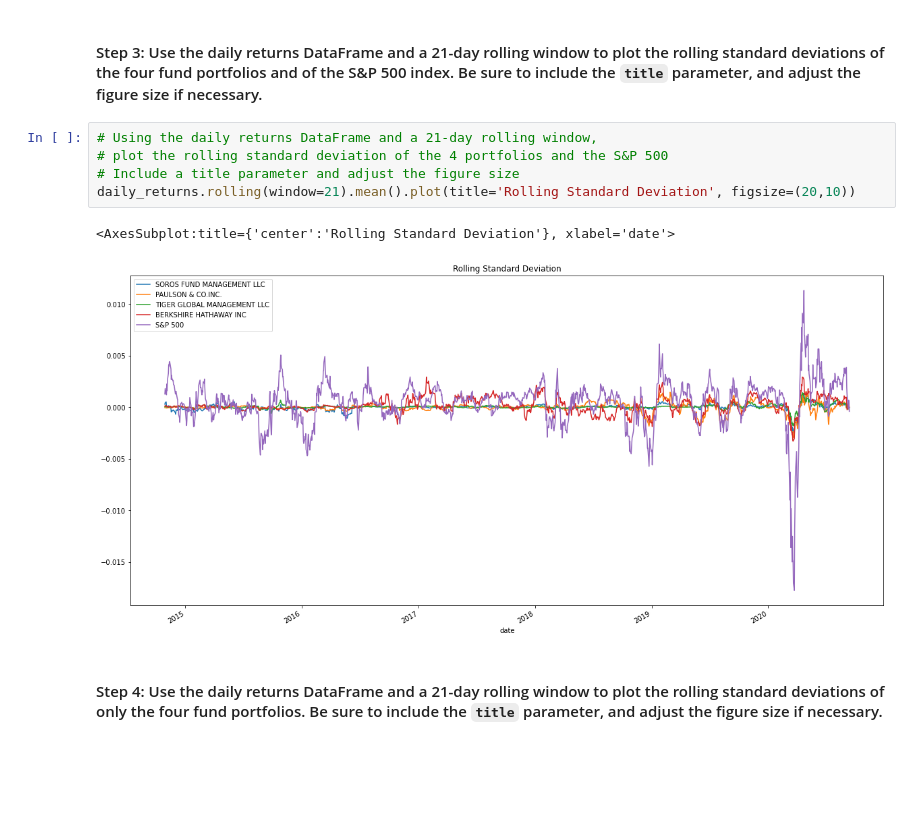
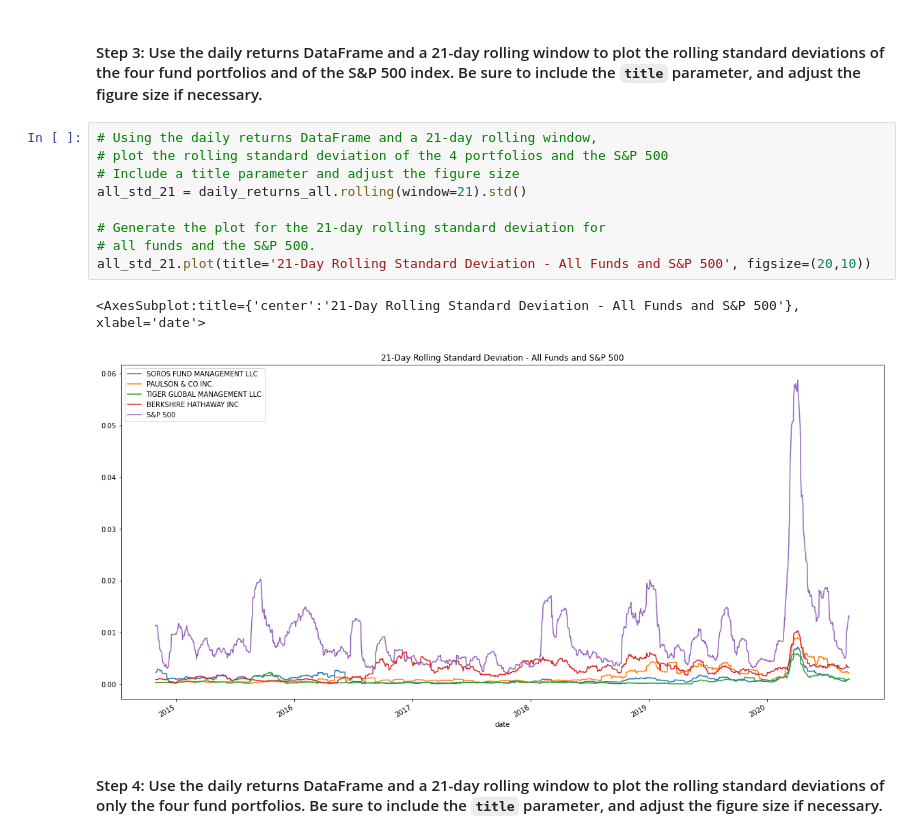
Before and after one commit to quinnwong31/RiskReturnAnalysis, a Jupyter notebook: risk_return_analysis.ipynb, the cells around one changed output. Drawn from its saved outputs; the diff is of its cells as text; blank space fills up the shorter version.

```diff
--- a/risk_return_analysis.ipynb
+++ b/risk_return_analysis.ipynb
@@ -266,11 +266,15 @@ dtype: float64
 # %%
 # Using the daily returns DataFrame and a 21-day rolling window,
 # plot the rolling standard deviation of the 4 portfolios and the S&P 500
 # Include a title parameter and adjust the figure size
-daily_returns.rolling(window=21).mean().plot(title='Rolling Standard Deviation', figsize=(20,10))
+all_std_21 = daily_returns_all.rolling(window=21).std()
+
+# Generate the plot for the 21-day rolling standard deviation for
+# all funds and the S&P 500.
+all_std_21.plot(title='21-Day Rolling Standard Deviation - All Funds and S&P 500', figsize=(20,10))
 # %% [output]
-<AxesSubplot:title={'center':'Rolling Standard Deviation'}, xlabel='date'>
+<AxesSubplot:title={'center':'21-Day Rolling Standard Deviation - All Funds and S&P 500'}, xlabel='date'>
-[figure, old version]
+[figure, new version]
 # %% [markdown]
 #### Step 4: Use the daily returns DataFrame and a 21-day rolling window to plot the rolling standard deviations of only the four fund portfolios. Be sure to include the `title` parameter, and adjust the figure size if necessary.
 # %%
```
Also changed, not shown: parts of 30 cells of this notebook.
